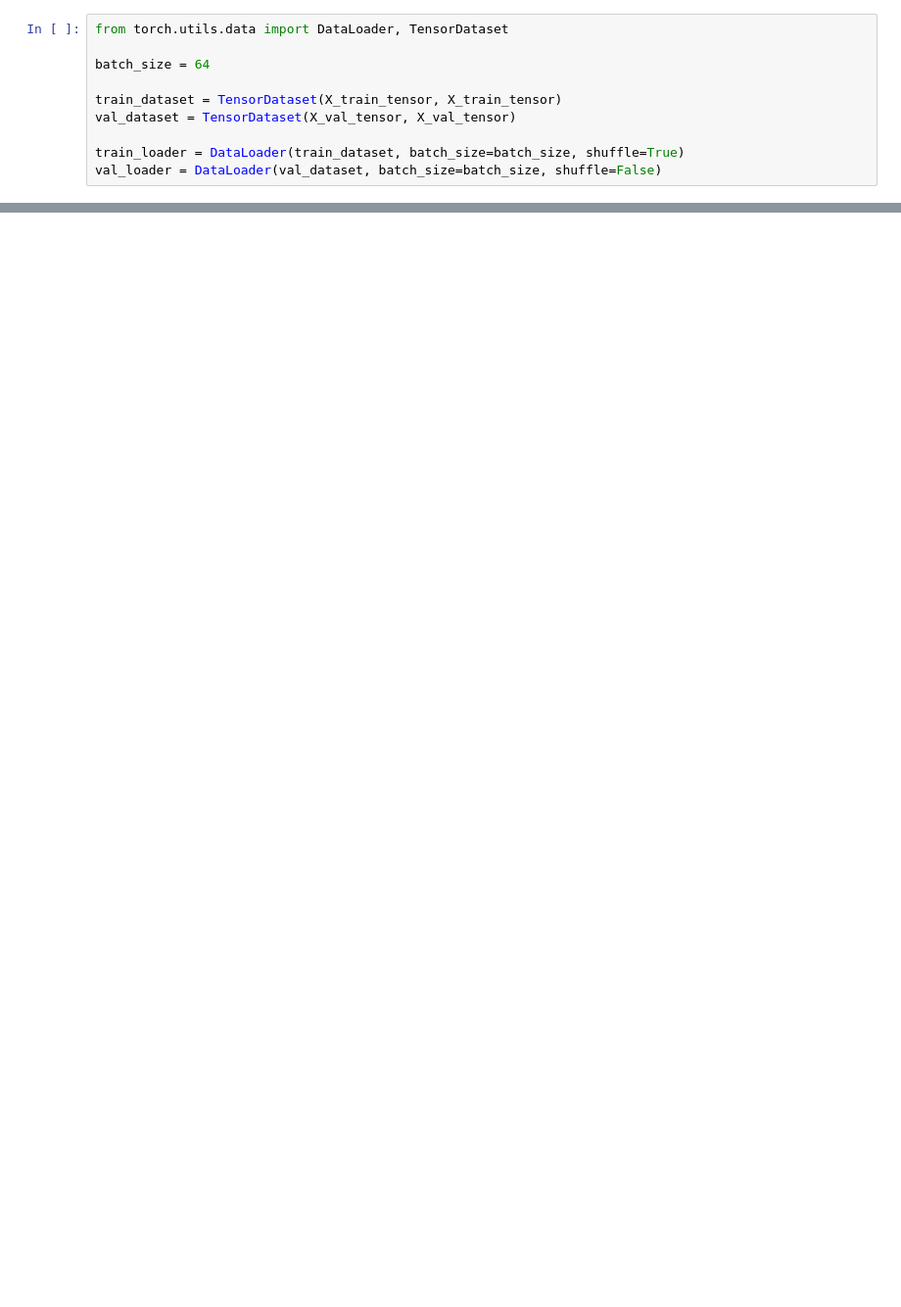
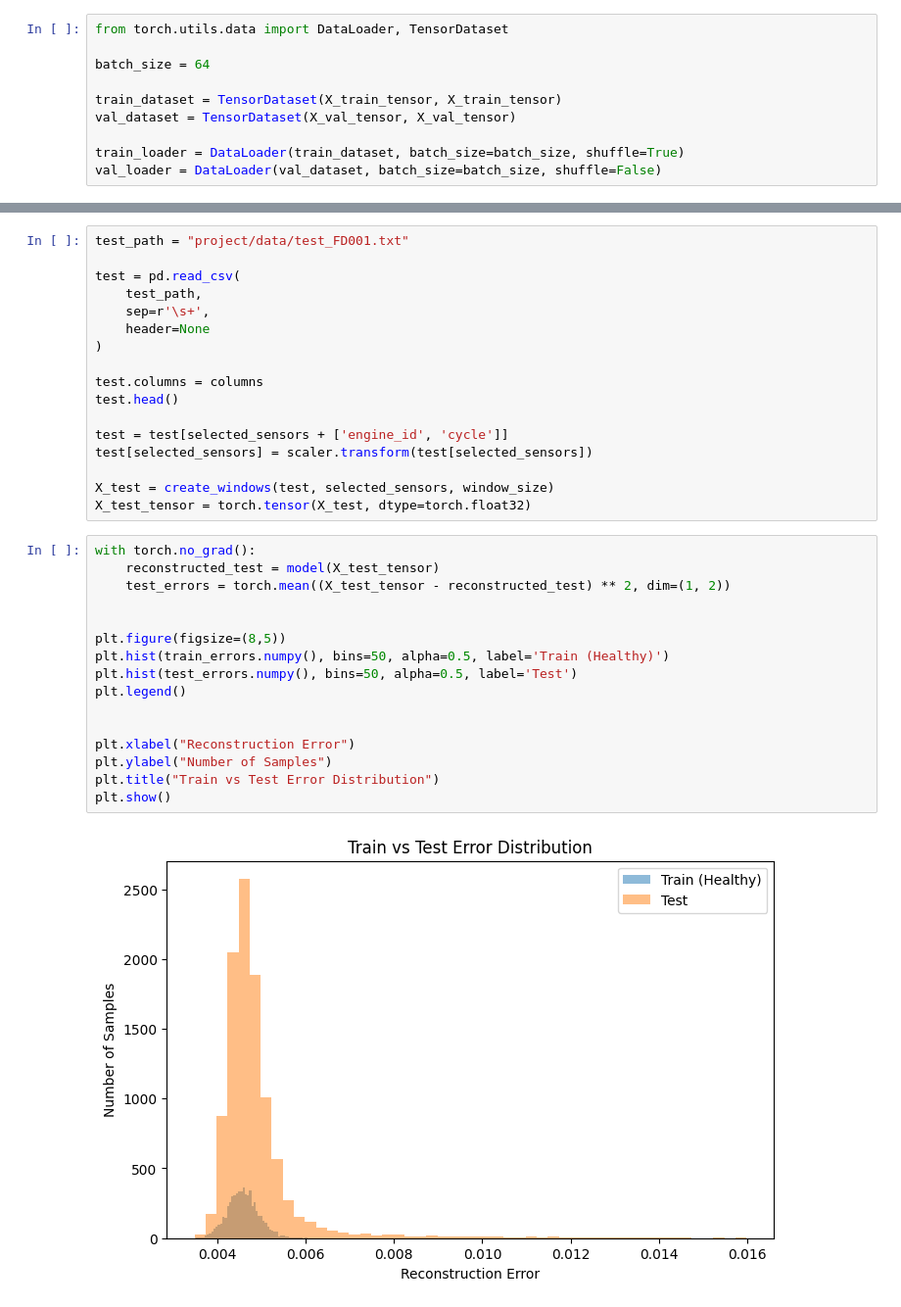
Before and after one commit to Xarlesyj/APS360-project, a Jupyter notebook: Primary_model.ipynb, the cells around one changed output, grey strips where cells are left out. Shown at 98% size. Cells and saved outputs as stored; diff of their text form; blank space fills up the shorter version.

Commit message:
Add files via upload
Final version of the project

```diff
--- a/Primary_model.ipynb
+++ b/Primary_model.ipynb
@@ -328,0 +254,35 @@ plt.show()
+# %%
+test_path = "project/data/test_FD001.txt"
+
+test = pd.read_csv(
+    test_path,
+    sep=r'\s+',
+    header=None
+)
+
+test.columns = columns
+test.head()
+
+test = test[selected_sensors + ['engine_id', 'cycle']]
+test[selected_sensors] = scaler.transform(test[selected_sensors])
+
+X_test = create_windows(test, selected_sensors, window_size)
+X_test_tensor = torch.tensor(X_test, dtype=torch.float32)
+# %%
+with torch.no_grad():
+    reconstructed_test = model(X_test_tensor)
+    test_errors = torch.mean((X_test_tensor - reconstructed_test) ** 2, dim=(1, 2))
+
+
+plt.figure(figsize=(8,5))
+plt.hist(train_errors.numpy(), bins=50, alpha=0.5, label='Train (Healthy)')
+plt.hist(test_errors.numpy(), bins=50, alpha=0.5, label='Test')
+plt.legend()
+
+
+plt.xlabel("Reconstruction Error")
+plt.ylabel("Number of Samples")
+plt.title("Train vs Test Error Distribution")
+plt.show()
+# %% [output]
+[figure, added]
```
Also changed, not shown: parts of 17 cells of this notebook.
